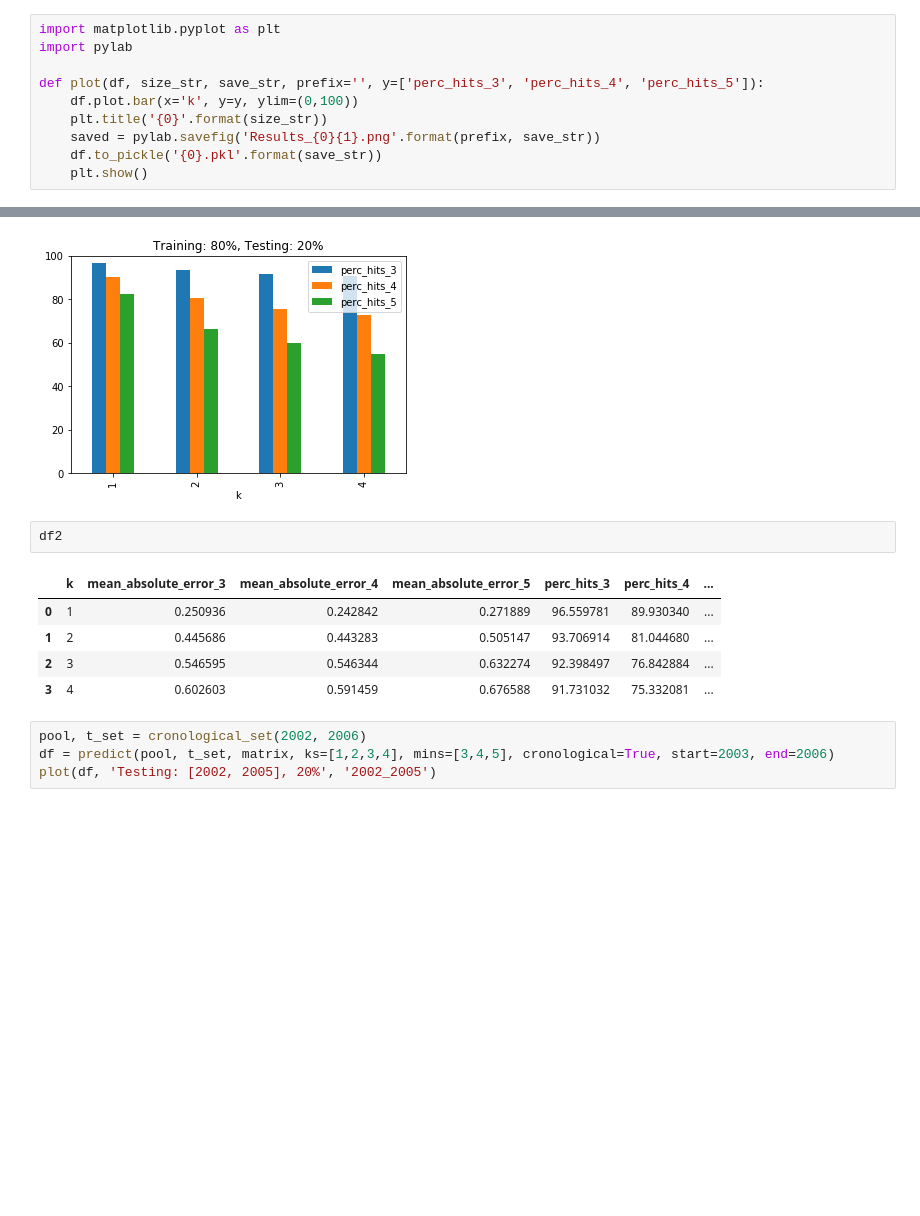
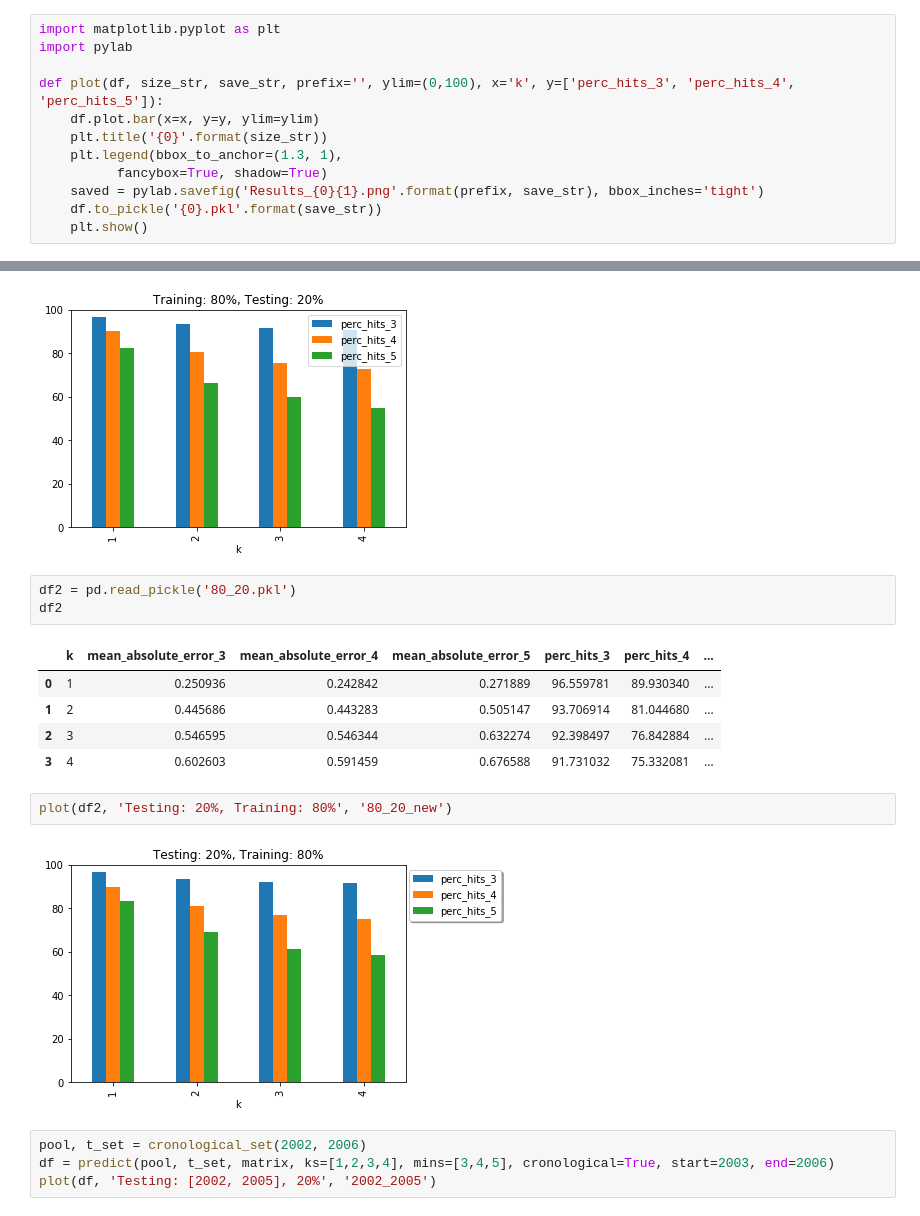
Before and after one commit to Clacket/clacket, a Jupyter notebook: prediction_lab.ipynb, the cells around one changed output, grey strips where cells are left out. Drawn from its saved outputs; the diff is of its cells as text; blank space fills up the shorter version.

```diff
--- a/prediction_lab.ipynb
+++ b/prediction_lab.ipynb
@@ -184,10 +186,12 @@ def predict(pool, testing_set, matrix, ks=[5], print_only=False, mins=[3, 4], cr
 import matplotlib.pyplot as plt
 import pylab
 
-def plot(df, size_str, save_str, prefix='', y=['perc_hits_3', 'perc_hits_4', 'perc_hits_5']):
-    df.plot.bar(x='k', y=y, ylim=(0,100))
+def plot(df, size_str, save_str, prefix='', ylim=(0,100), x='k', y=['perc_hits_3', 'perc_hits_4', 'perc_hits_5']):
+    df.plot.bar(x=x, y=y, ylim=ylim)
     plt.title('{0}'.format(size_str))
-    saved = pylab.savefig('Results_{0}{1}.png'.format(prefix, save_str))
+    plt.legend(bbox_to_anchor=(1.3, 1),
+          fancybox=True, shadow=True)
+    saved = pylab.savefig('Results_{0}{1}.png'.format(prefix, save_str), bbox_inches='tight')
     df.to_pickle('{0}.pkl'.format(save_str))
     plt.show()
 # %%
@@ -385,14 +387,19 @@ plot(df2, 'Training: 80%, Testing: 20%', '80_20_new')
 # %% [output]
 Testing predictions for movie_id=15011.. (for k=4)Done.
 [figure]
-# %%
-df2
-# %% [output]
-|  | k | mean_absolute_error_3 | mean_absolute_error_4 | mean_absolute_error_5 | perc_hits_3 | perc_hits_4 | ... |
-| 0 | 1 | 0.250936 | 0.242842 | 0.271889 | 96.559781 | 89.930340 | ... |
-| 1 | 2 | 0.445686 | 0.443283 | 0.505147 | 93.706914 | 81.044680 | ... |
-| 2 | 3 | 0.546595 | 0.546344 | 0.632274 | 92.398497 | 76.842884 | ... |
-| 3 | 4 | 0.602603 | 0.591459 | 0.676588 | 91.731032 | 75.332081 | ... |
+# %%
+df2 = pd.read_pickle('80_20.pkl')
+df2
+# %% [output]
+|  | k | mean_absolute_error_3 | mean_absolute_error_4 | mean_absolute_error_5 | perc_hits_3 | perc_hits_4 | ... |
+| 0 | 1 | 0.250936 | 0.242842 | 0.271889 | 96.559781 | 89.930340 | ... |
+| 1 | 2 | 0.445686 | 0.443283 | 0.505147 | 93.706914 | 81.044680 | ... |
+| 2 | 3 | 0.546595 | 0.546344 | 0.632274 | 92.398497 | 76.842884 | ... |
+| 3 | 4 | 0.602603 | 0.591459 | 0.676588 | 91.731032 | 75.332081 | ... |
+# %%
+plot(df2, 'Testing: 20%, Training: 80%', '80_20_new')
+# %% [output]
+[figure, added]
 # %%
 pool, t_set = cronological_set(2002, 2006)
 df = predict(pool, t_set, matrix, ks=[1,2,3,4], mins=[3,4,5], cronological=True, start=2003, end=2006)
```
Also changed, not shown: parts of 5 cells of this notebook, 28 other files.
